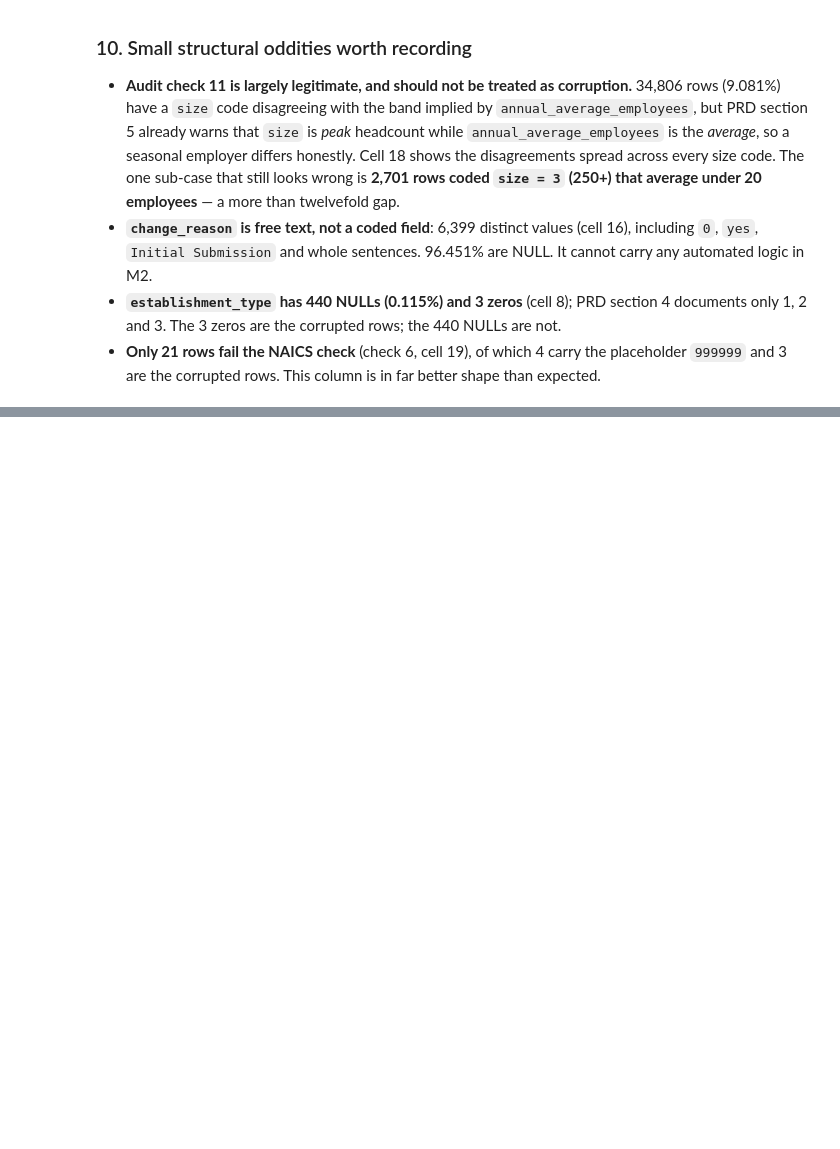
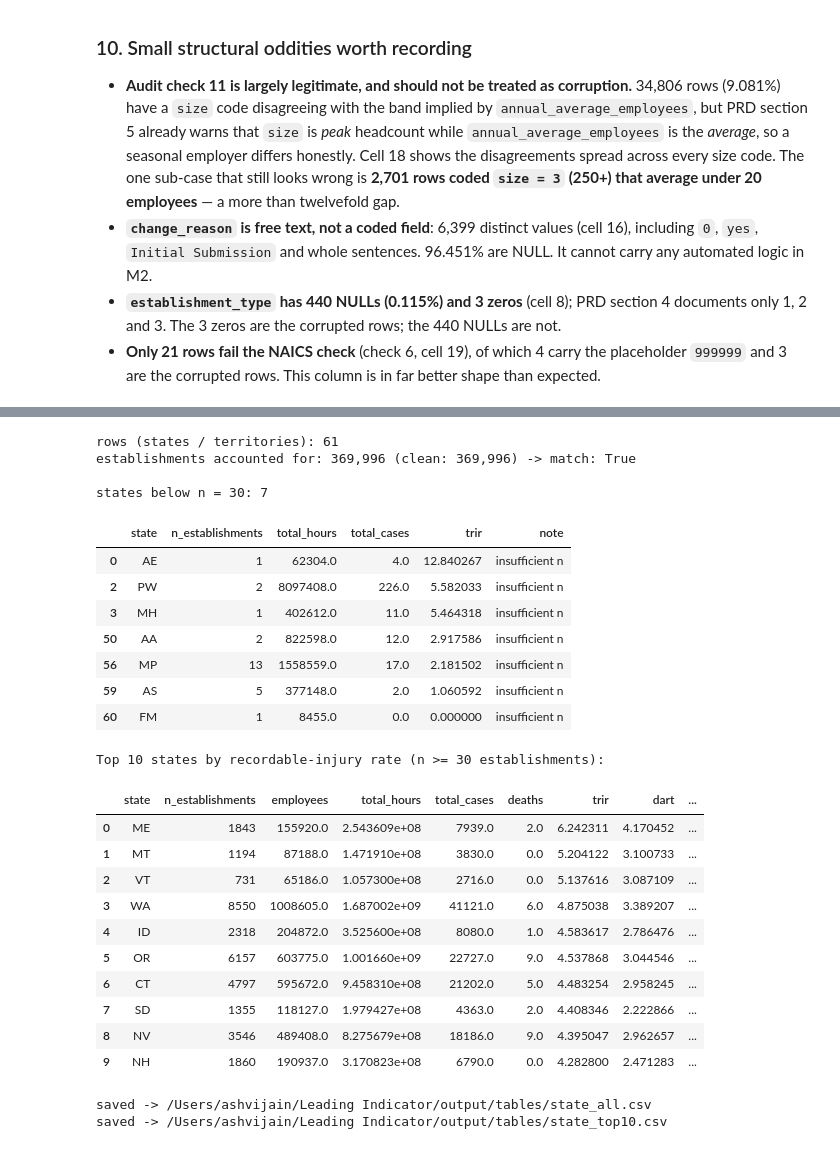
Before and after one commit to ashvijain0506/Leading_Indicator, a Jupyter notebook: notebooks/analysis.ipynb, the cells around one changed output, grey strips where cells are left out. Drawn from its saved outputs; the diff is of its cells as text; code cells hidden in the pictures; blank space fills up the shorter version.

```diff
--- a/notebooks/analysis.ipynb
+++ b/notebooks/analysis.ipynb
@@ -972,0 +1349,53 @@ in a footnote.
+# %%
+# States. All states saved; the top-10 list is built only from states with at least 30
+# establishments, per PRD section 5. States below the threshold stay in state_all.csv marked
+# "insufficient n" — shown, never silently dropped.
+
+state = run("09_state.sql")
+print(f"rows (states / territories): {len(state)}")
+print(f"establishments accounted for: {int(state.n_establishments.sum()):,} "
+      f"(clean: {n_clean:,}) -> match: {int(state.n_establishments.sum()) == n_clean}")
+
+below = state[state.note == "insufficient n"]
+print(f"\nstates below n = 30: {len(below)}")
+if len(below):
+    display(below[["state", "n_establishments", "total_hours", "total_cases", "trir", "note"]])
+
+state.to_csv(OUT_T / "state_all.csv", index=False)
+
+state_top10 = (state[state.n_establishments >= 30]
+               .sort_values("trir", ascending=False)
+               .head(10)
+               .reset_index(drop=True))
+print("\nTop 10 states by recordable-injury rate (n >= 30 establishments):")
+display(state_top10)
+state_top10.to_csv(OUT_T / "state_top10.csv", index=False)
+print(f"saved -> {OUT_T / 'state_all.csv'}")
+print(f"saved -> {OUT_T / 'state_top10.csv'}")
+# %% [output]
+rows (states / territories): 61
+establishments accounted for: 369,996 (clean: 369,996) -> match: True
+
+states below n = 30: 7
+|  | state | n_establishments | total_hours | total_cases | trir | note |
+| 0 | AE | 1 | 62304.0 | 4.0 | 12.840267 | insufficient n |
+| 2 | PW | 2 | 8097408.0 | 226.0 | 5.582033 | insufficient n |
+| 3 | MH | 1 | 402612.0 | 11.0 | 5.464318 | insufficient n |
+| 50 | AA | 2 | 822598.0 | 12.0 | 2.917586 | insufficient n |
+| 56 | MP | 13 | 1558559.0 | 17.0 | 2.181502 | insufficient n |
+| 59 | AS | 5 | 377148.0 | 2.0 | 1.060592 | insufficient n |
+| 60 | FM | 1 | 8455.0 | 0.0 | 0.000000 | insufficient n |
+Top 10 states by recordable-injury rate (n >= 30 establishments):
+|  | state | n_establishments | employees | total_hours | total_cases | deaths | trir | dart | ... |
+| 0 | ME | 1843 | 155920.0 | 2.543609e+08 | 7939.0 | 2.0 | 6.242311 | 4.170452 | ... |
+| 1 | MT | 1194 | 87188.0 | 1.471910e+08 | 3830.0 | 0.0 | 5.204122 | 3.100733 | ... |
+| 2 | VT | 731 | 65186.0 | 1.057300e+08 | 2716.0 | 0.0 | 5.137616 | 3.087109 | ... |
+| 3 | WA | 8550 | 1008605.0 | 1.687002e+09 | 41121.0 | 6.0 | 4.875038 | 3.389207 | ... |
+| 4 | ID | 2318 | 204872.0 | 3.525600e+08 | 8080.0 | 1.0 | 4.583617 | 2.786476 | ... |
+| 5 | OR | 6157 | 603775.0 | 1.001660e+09 | 22727.0 | 9.0 | 4.537868 | 3.044546 | ... |
+| 6 | CT | 4797 | 595672.0 | 9.458310e+08 | 21202.0 | 5.0 | 4.483254 | 2.958245 | ... |
+| 7 | SD | 1355 | 118127.0 | 1.979427e+08 | 4363.0 | 2.0 | 4.408346 | 2.222866 | ... |
+| 8 | NV | 3546 | 489408.0 | 8.275679e+08 | 18186.0 | 9.0 | 4.395047 | 2.962657 | ... |
+| 9 | NH | 1860 | 190937.0 | 3.170823e+08 | 6790.0 | 0.0 | 4.282800 | 2.471283 | ... |
+saved -> /Users/ashvijain/Leading Indicator/output/tables/state_all.csv
+saved -> /Users/ashvijain/Leading Indicator/output/tables/state_top10.csv
```
Also changed, not shown: parts of 17 cells of this notebook, 16 other files.
